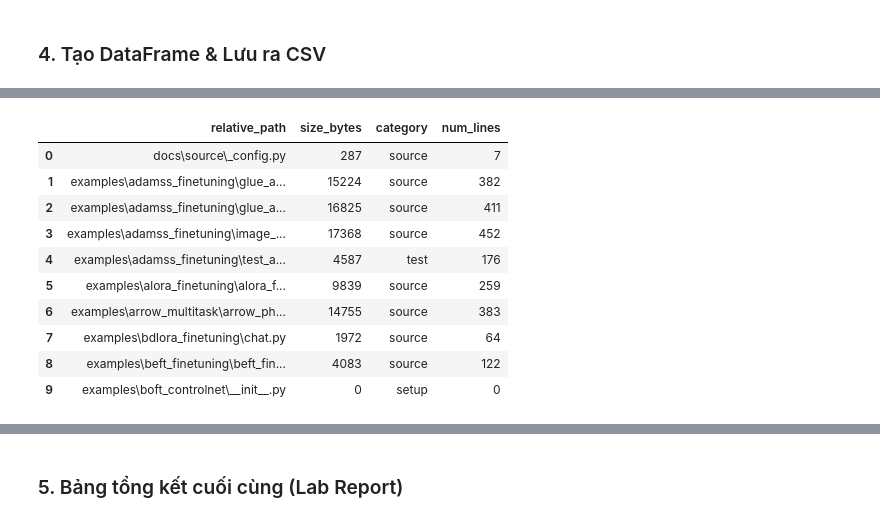
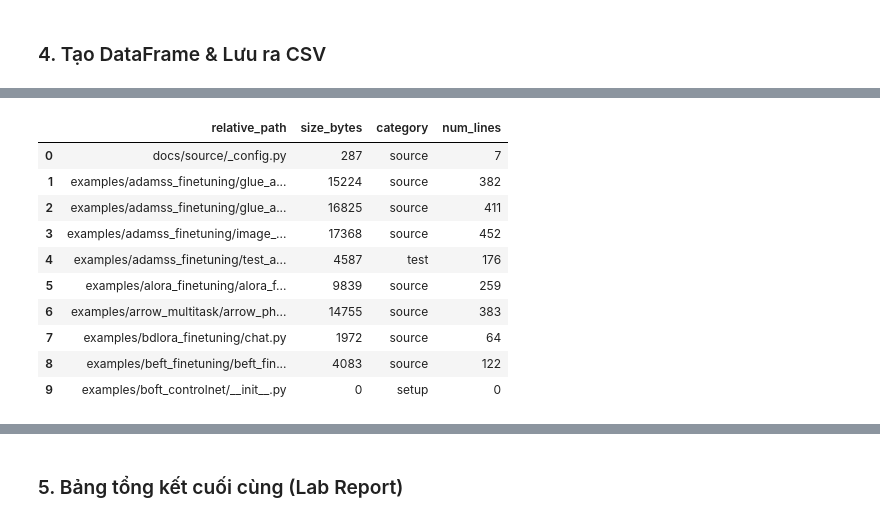
Before and after one commit to tdat1465/spark-streaming-lab, a Jupyter notebook: notebook.ipynb, the cells around one changed output, grey strips where cells are left out. Cells and saved outputs as stored; diff of their text form; code cells hidden in the pictures.

```diff
--- a/notebook.ipynb
+++ b/notebook.ipynb
@@ -136,18 +108,9 @@ print(f"\n[OK] Repo hợp lệ – thư mục tồn tại: {REPO_ROOT}")
 # %% [markdown]
 ### 2. Duyệt đệ quy & thu thập tất cả file `.py`
 # %%
-# tìm các file đệ quy
-all_py_files_absolute = sorted(REPO_ROOT.rglob("*.py"))
+all_py_files_relative, categories = scan_repo(REPO_ROOT)
 
-# chuyển sang đường dẫn tương đối để dễ đọc
-all_py_files_relative = [
-    p.relative_to(REPO_ROOT)
-    for p in all_py_files_absolute
-]
-
-total_found = len(all_py_files_relative)
-print(f"[OK] Tổng số file .py tìm được: {total_found}")
-print("\nVí dụ 10 file đầu tiên:")
-for rel_path in all_py_files_relative[:10]:
-    print(f"  {rel_path}")
+print("\nVí dụ 10 tệp đầu tiên:")
+for p in all_py_files_relative[:10]:
+    print(f"  {p}")
 # %% [output]
@@ -379,53 +196,11 @@ Hoàn thành kiểm tra. Tất cả các trường hợp đều đúng.
 # %% [markdown]
 ### 4. Tạo DataFrame & Lưu ra CSV
 # %%
-def count_lines(abs_path: Path) -> int:
-    """Đếm số dòng của file, nếu không đọc được thì trả về -1."""
-    try:
-        with open(abs_path, encoding="utf-8", errors="ignore") as fh:
-            return sum(1 for _ in fh)
-    except OSError:
-        return -1
+df = build_dataframe(REPO_ROOT, all_py_files_relative, categories, OUTPUT_DIR)
 
-
-# thu thập thông tin của từng file Python
-records = []
-
-for rel_path, category in zip(all_py_files_relative, categories):
-    abs_path = REPO_ROOT / rel_path
-
-    try:
-        size_bytes = abs_path.stat().st_size
-    except OSError:
-        size_bytes = -1
-
-    records.append({
-        "relative_path": str(rel_path),
-        "size_bytes": size_bytes,
-        "category": category,
-        "num_lines": count_lines(abs_path),
-    })
-
-# tạo DataFrame
-df = pd.DataFrame(
-    records,
-    columns=["relative_path", "size_bytes", "category", "num_lines"]
-)
-
-# lưu kết quả để dùng cho các phần sau
-csv_output_path = OUTPUT_DIR / "discovered_files.csv"
-df.to_csv(csv_output_path, index=False, encoding="utf-8")
-
-print(f"Đã lưu file CSV: {csv_output_path}")
-print(f"Số lượng dữ liệu: {df.shape[0]} dòng, {df.shape[1]} cột\n")
-
-# hiển thị thử vài dòng đầu
 pd.set_option("display.max_colwidth", 80)
 pd.set_option("display.width", 120)
 
-
-print("10 dòng đầu của DataFrame")
-print("-" * 60)
-
+print("\n10 dòng đầu:")
 df.head(10)
 # %% [output]
@@ -437,12 +210,12 @@ Số lượng dữ liệu: 431 dòng, 4 cột
 |  | relative_path | size_bytes | category | num_lines |
-| 0 | docs\source\_config.py | 287 | source | 7 |
-| 1 | examples\adamss_finetuning\glue_a... | 15224 | source | 382 |
-| 2 | examples\adamss_finetuning\glue_a... | 16825 | source | 411 |
-| 3 | examples\adamss_finetuning\image_... | 17368 | source | 452 |
-| 4 | examples\adamss_finetuning\test_a... | 4587 | test | 176 |
-| 5 | examples\alora_finetuning\alora_f... | 9839 | source | 259 |
-| 6 | examples\arrow_multitask\arrow_ph... | 14755 | source | 383 |
-| 7 | examples\bdlora_finetuning\chat.py | 1972 | source | 64 |
-| 8 | examples\beft_finetuning\beft_fin... | 4083 | source | 122 |
-| 9 | examples\boft_controlnet\__init__.py | 0 | setup | 0 |
+| 0 | docs/source/_config.py | 287 | source | 7 |
+| 1 | examples/adamss_finetuning/glue_a... | 15224 | source | 382 |
+| 2 | examples/adamss_finetuning/glue_a... | 16825 | source | 411 |
+| 3 | examples/adamss_finetuning/image_... | 17368 | source | 452 |
+| 4 | examples/adamss_finetuning/test_a... | 4587 | test | 176 |
+| 5 | examples/alora_finetuning/alora_f... | 9839 | source | 259 |
+| 6 | examples/arrow_multitask/arrow_ph... | 14755 | source | 383 |
+| 7 | examples/bdlora_finetuning/chat.py | 1972 | source | 64 |
+| 8 | examples/beft_finetuning/beft_fin... | 4083 | source | 122 |
+| 9 | examples/boft_controlnet/__init__.py | 0 | setup | 0 |
 # %%
```
Also changed, not shown: parts of 33 cells of this notebook, 27 other files.
